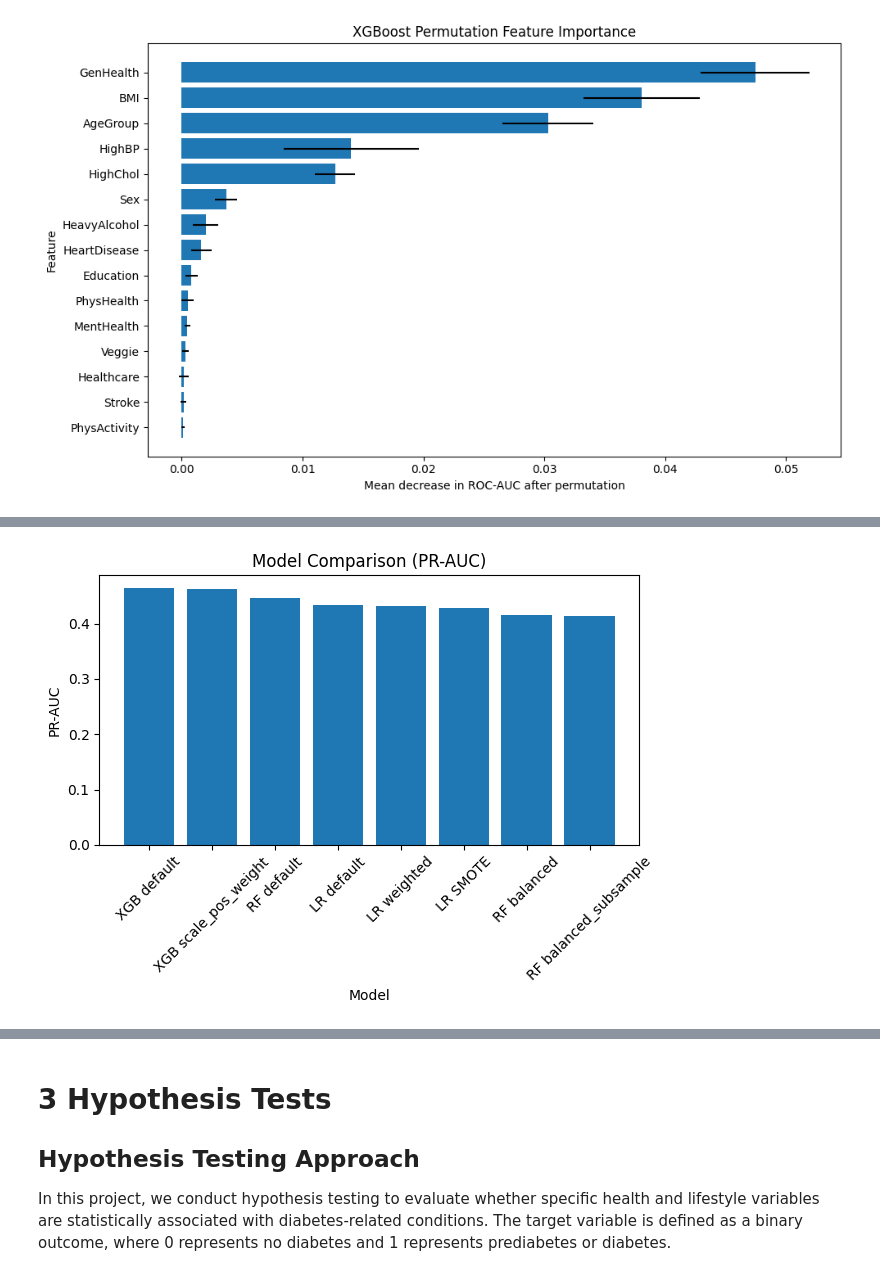
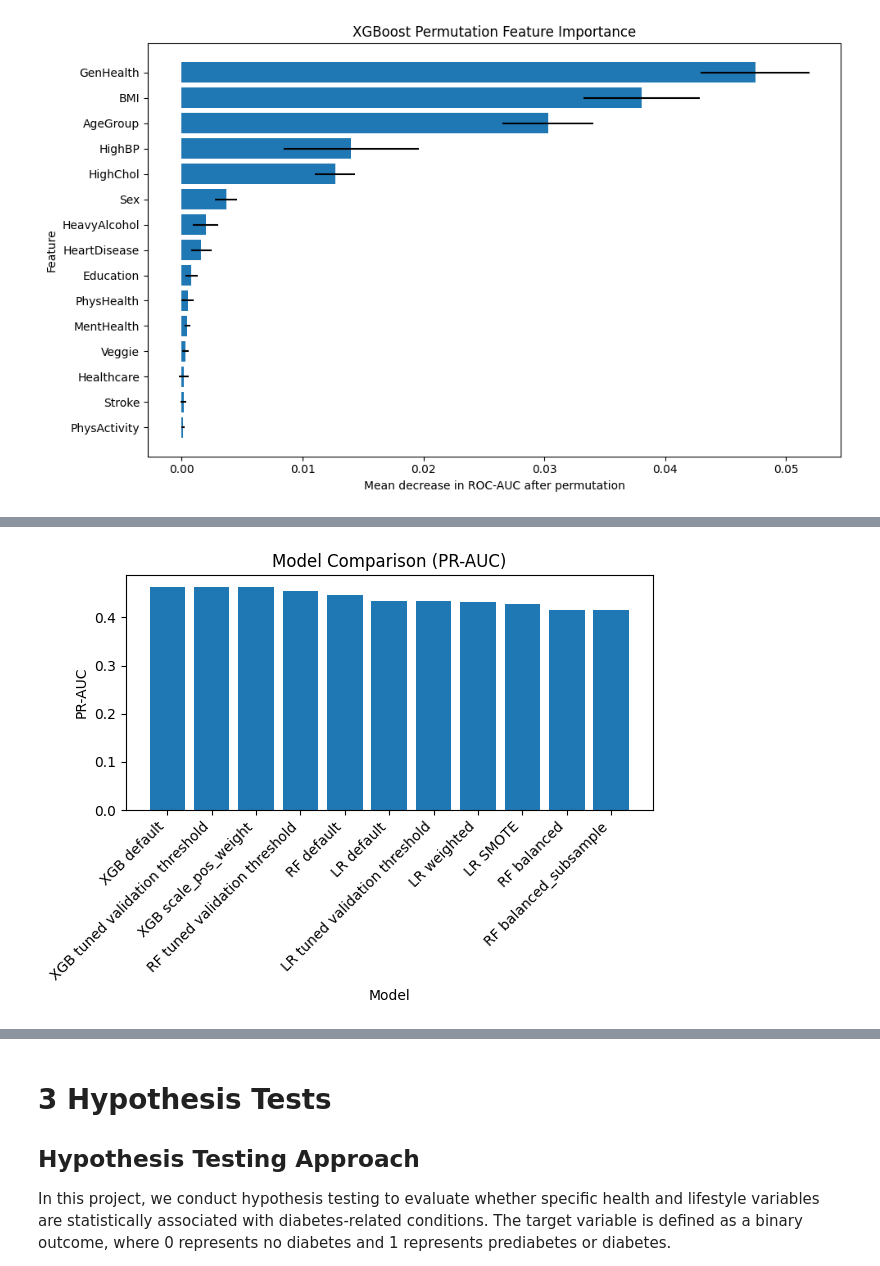
Before and after one commit to LixiJiang/CIS5450Final, a Jupyter notebook: CIS5450_Final_Project.ipynb, the cells around one changed output, grey strips where cells are left out. Saved outputs shown, nothing was run; the diff lists cells and outputs as text; code cells hidden in the pictures.

```diff
--- a/CIS5450_Final_Project.ipynb
+++ b/CIS5450_Final_Project.ipynb
@@ -1465,13 +1718,34 @@ This comparison helps us select the final model for interpretation and deploymen
 # %%
-# Combine all model summaries
+# Combine all model results
 all_results = pd.concat([
     lr_summary,
     rf_summary,
-    xgb_summary
+    xgb_summary,
+    tuned_best_results
 ], ignore_index=True)
 
-# Sort by PR-AUC (better for imbalance)
-all_results_sorted = all_results.sort_values("pr_auc", ascending=False)
+# Keep only readable metric columns
+summary_cols = [
+    "model",
+    "threshold",
+    "accuracy",
+    "precision_1",
+    "recall_1",
+    "f1_1",
+    "roc_auc",
+    "pr_auc"
+]
 
-all_results_sorted
+all_results_summary = all_results[summary_cols].copy()
+
+# Sort by PR-AUC because the dataset is imbalanced
+all_results_summary = all_results_summary.sort_values(
+    by="pr_auc",
+    ascending=False
+).reset_index(drop=True)
+
+# Round values for readability
+all_results_summary = all_results_summary.round(4)
+
+all_results_summary
 # %% [output]
@@ -1487,17 +1811,17 @@ all_results_sorted
 # %%
-import matplotlib.pyplot as plt
+# Model Comparison (PR-AUC)
 
 plt.figure()
 
-plt.bar(all_results_sorted["model"], all_results_sorted["pr_auc"])
-plt.xticks(rotation=45)
+plt.bar(all_results_summary["model"], all_results_summary["pr_auc"])
+plt.xticks(rotation=45, ha="right")
 
 plt.title("Model Comparison (PR-AUC)")
 plt.xlabel("Model")
 plt.ylabel("PR-AUC")
 
 plt.tight_layout()
 plt.show()
 # %% [output]
-[figure, old version]
+[figure, new version]
 # %%
```
Also changed, not shown: parts of 22 cells of this notebook.
